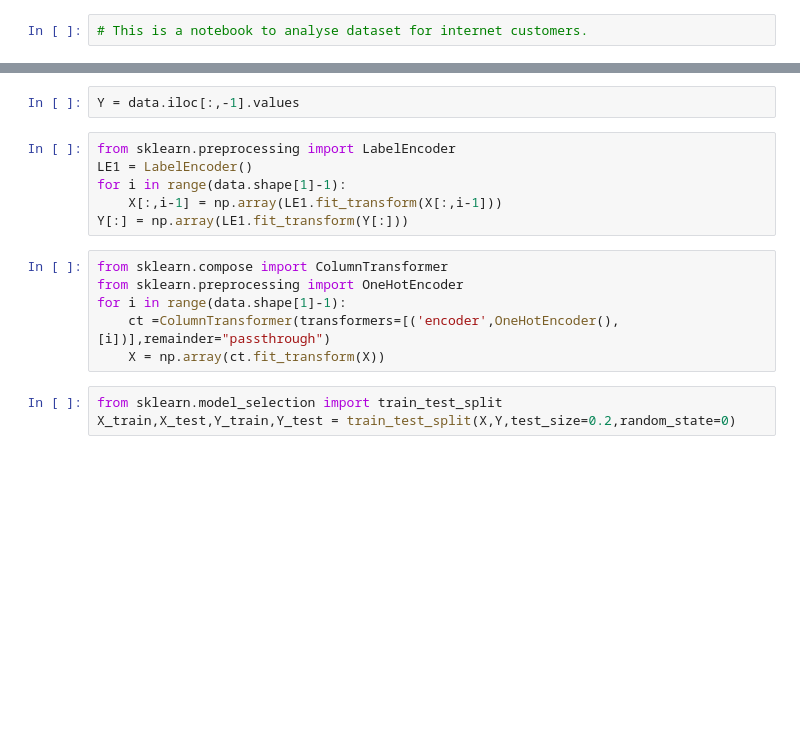
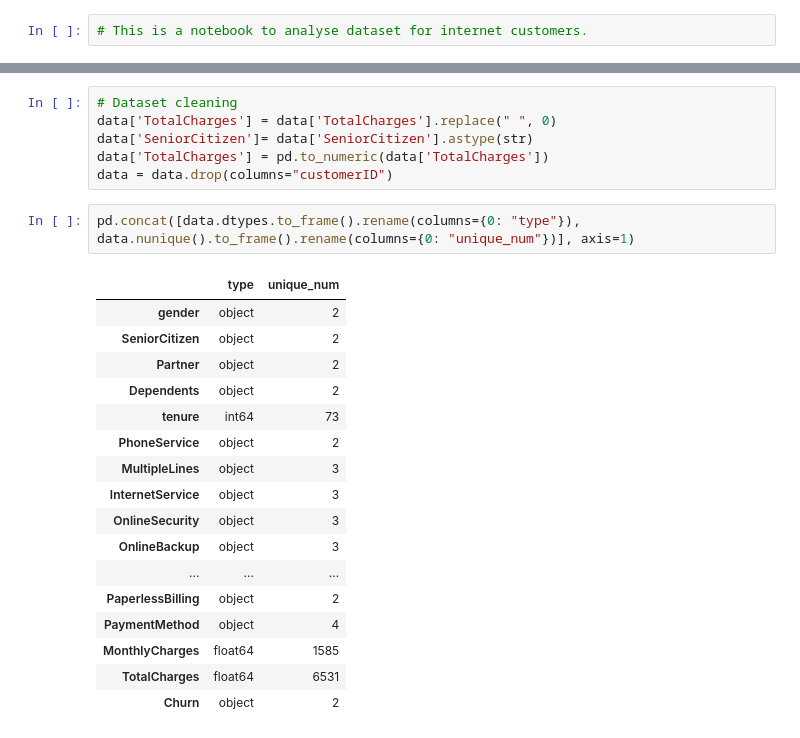
Before and after one commit to FarhadZafari/customer-churn-analysis, a Jupyter notebook: customer-churn-analysis.ipynb, the cells around one changed output, grey strips where cells are left out. Drawn from its saved outputs; the diff is of its cells as text; blank space fills up the shorter version.

```diff
--- a/customer-churn-analysis.ipynb
+++ b/customer-churn-analysis.ipynb
@@ -33,17 +57,26 @@ data.iloc[:,1:-1][:5]
-# %%
-Y = data.iloc[:,-1].values
-# %%
-from sklearn.preprocessing import LabelEncoder
-LE1 = LabelEncoder()
-for i in range(data.shape[1]-1):
-    X[:,i-1] = np.array(LE1.fit_transform(X[:,i-1]))
-Y[:] = np.array(LE1.fit_transform(Y[:]))
-# %%
-from sklearn.compose import ColumnTransformer
-from sklearn.preprocessing import OneHotEncoder
-for i in range(data.shape[1]-1):
-    ct =ColumnTransformer(transformers=[('encoder',OneHotEncoder(),[i])],remainder="passthrough")
-    X = np.array(ct.fit_transform(X))
-# %%
-from sklearn.model_selection import train_test_split
-X_train,X_test,Y_train,Y_test = train_test_split(X,Y,test_size=0.2,random_state=0)
+# %%
+# Dataset cleaning
+data['TotalCharges'] = data['TotalCharges'].replace(" ", 0)
+data['SeniorCitizen']= data['SeniorCitizen'].astype(str)
+data['TotalCharges'] = pd.to_numeric(data['TotalCharges'])
+data = data.drop(columns="customerID")
+# %%
+pd.concat([data.dtypes.to_frame().rename(columns={0: "type"}), data.nunique().to_frame().rename(columns={0: "unique_num"})], axis=1)
+# %% [output]
+|  | type | unique_num |
+| gender | object | 2 |
+| SeniorCitizen | object | 2 |
+| Partner | object | 2 |
+| Dependents | object | 2 |
+| tenure | int64 | 73 |
+| PhoneService | object | 2 |
+| MultipleLines | object | 3 |
+| InternetService | object | 3 |
+| OnlineSecurity | object | 3 |
+| OnlineBackup | object | 3 |
+| ... | ... | ... |
+| PaperlessBilling | object | 2 |
+| PaymentMethod | object | 4 |
+| MonthlyCharges | float64 | 1585 |
+| TotalCharges | float64 | 6531 |
+| Churn | object | 2 |
```
Also changed, not shown: parts of 39 cells of this notebook.
